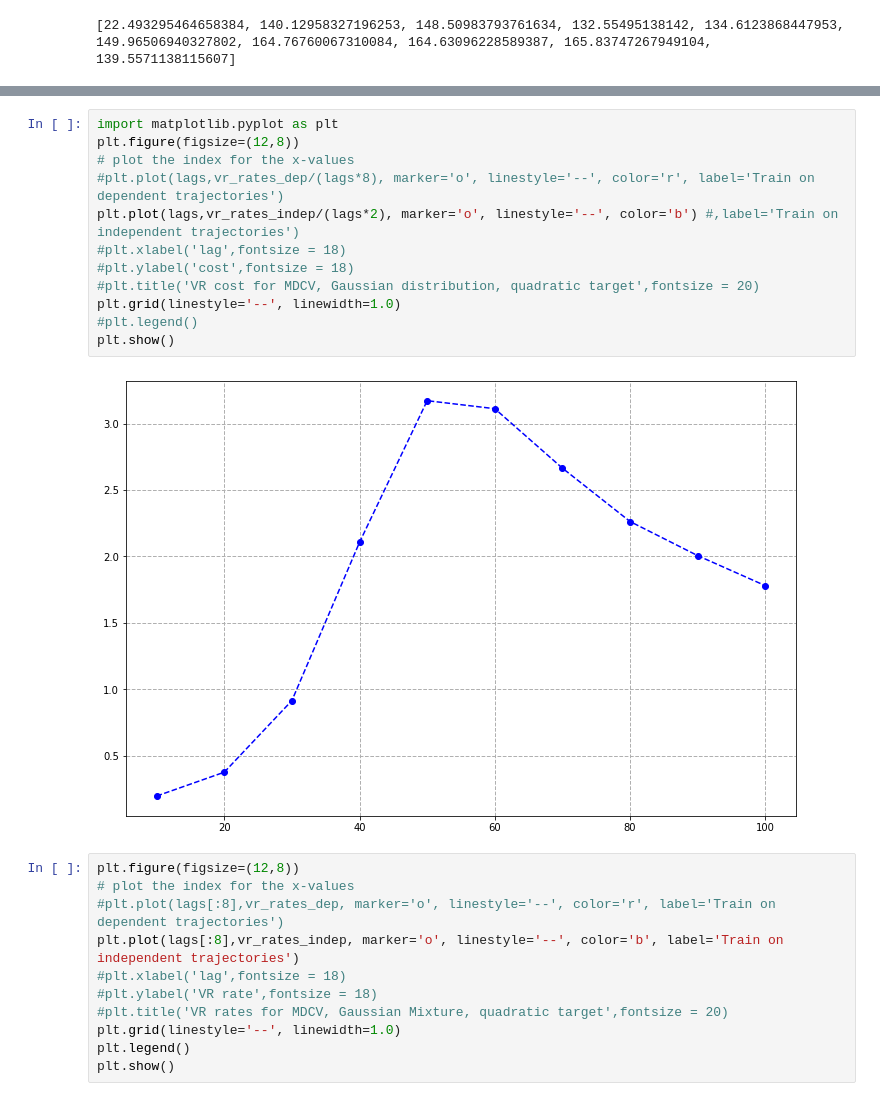
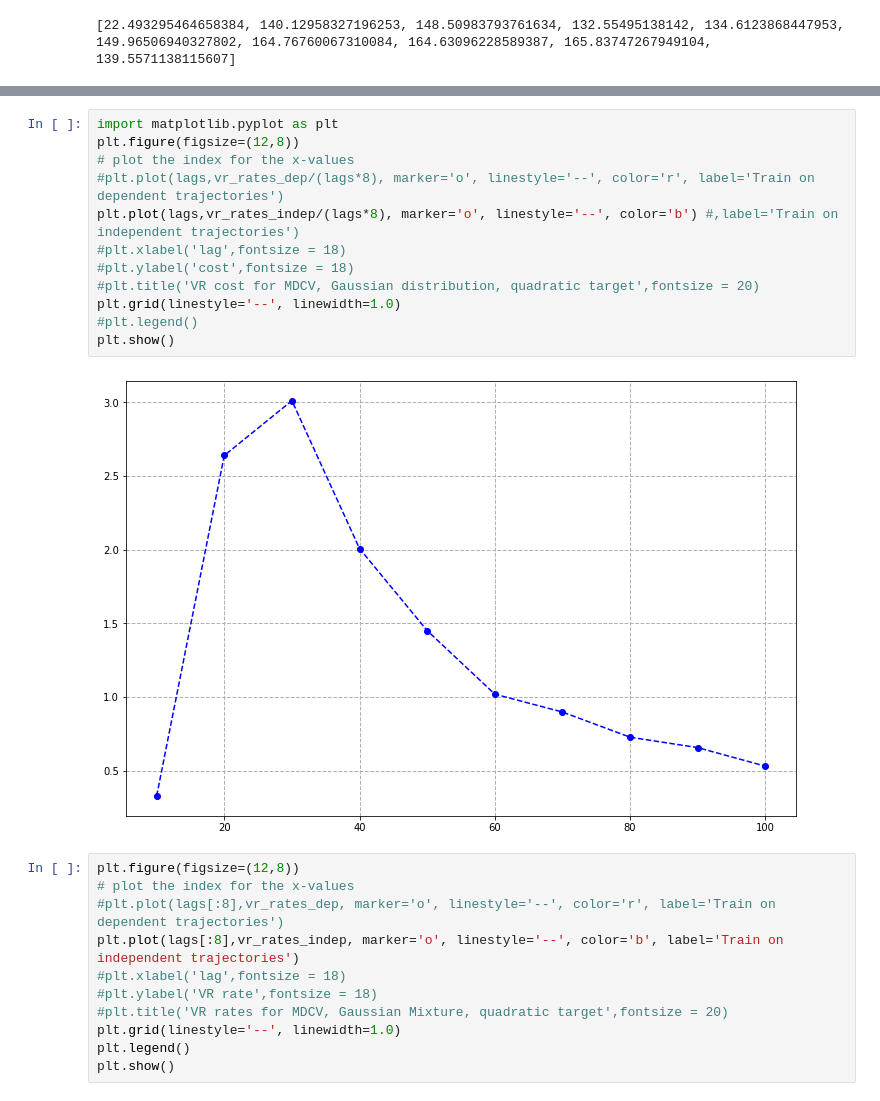
Before and after one commit to svsamsonov/VR-MCMC, a Jupyter notebook: Code/Gauss_mixture_new.ipynb, the cells around one changed output, grey strips where cells are left out. Saved outputs shown, nothing was run; the diff lists cells and outputs as text.

```diff
--- a/Code/Gauss_mixture_new.ipynb
+++ b/Code/Gauss_mixture_new.ipynb
@@ -312,17 +312,17 @@ print(vr_rates_dep.shape)
 # %%
 import matplotlib.pyplot as plt
 plt.figure(figsize=(12,8))
 # plot the index for the x-values
 #plt.plot(lags,vr_rates_dep/(lags*8), marker='o', linestyle='--', color='r', label='Train on dependent trajectories')
-plt.plot(lags,vr_rates_indep/(lags*2), marker='o', linestyle='--', color='b') #,label='Train on independent trajectories')
+plt.plot(lags,vr_rates_indep/(lags*8), marker='o', linestyle='--', color='b') #,label='Train on independent trajectories')
 #plt.xlabel('lag',fontsize = 18)
 #plt.ylabel('cost',fontsize = 18)
 #plt.title('VR cost for MDCV, Gaussian distribution, quadratic target',fontsize = 20)
 plt.grid(linestyle='--', linewidth=1.0)
 #plt.legend()
 plt.show()
 # %% [output]
-[figure, old version]
+[figure, new version]
 # %%
 plt.figure(figsize=(12,8))
 # plot the index for the x-values
```
Also changed, not shown: parts of 1 cell of this notebook, 3 other files.
